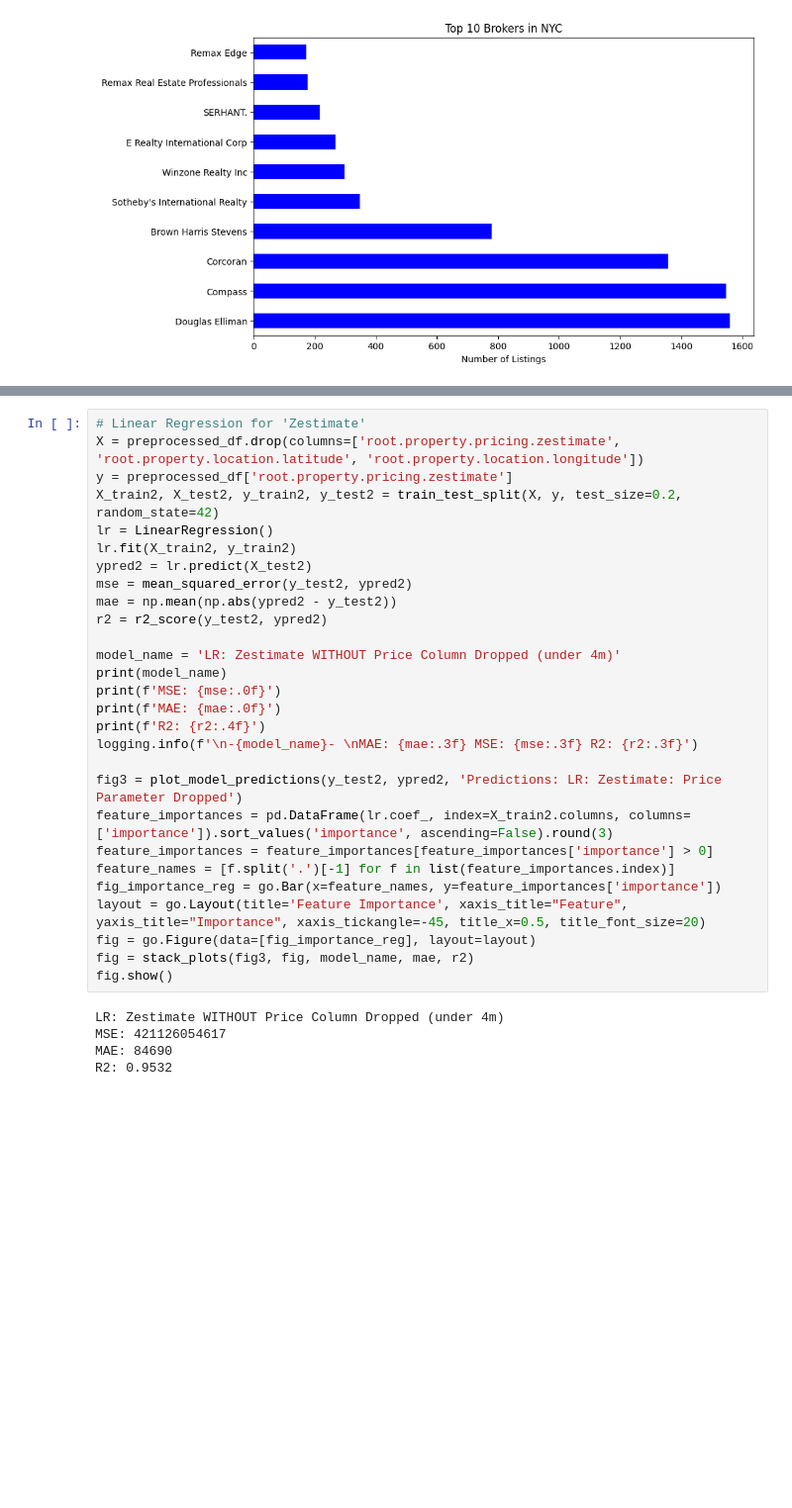
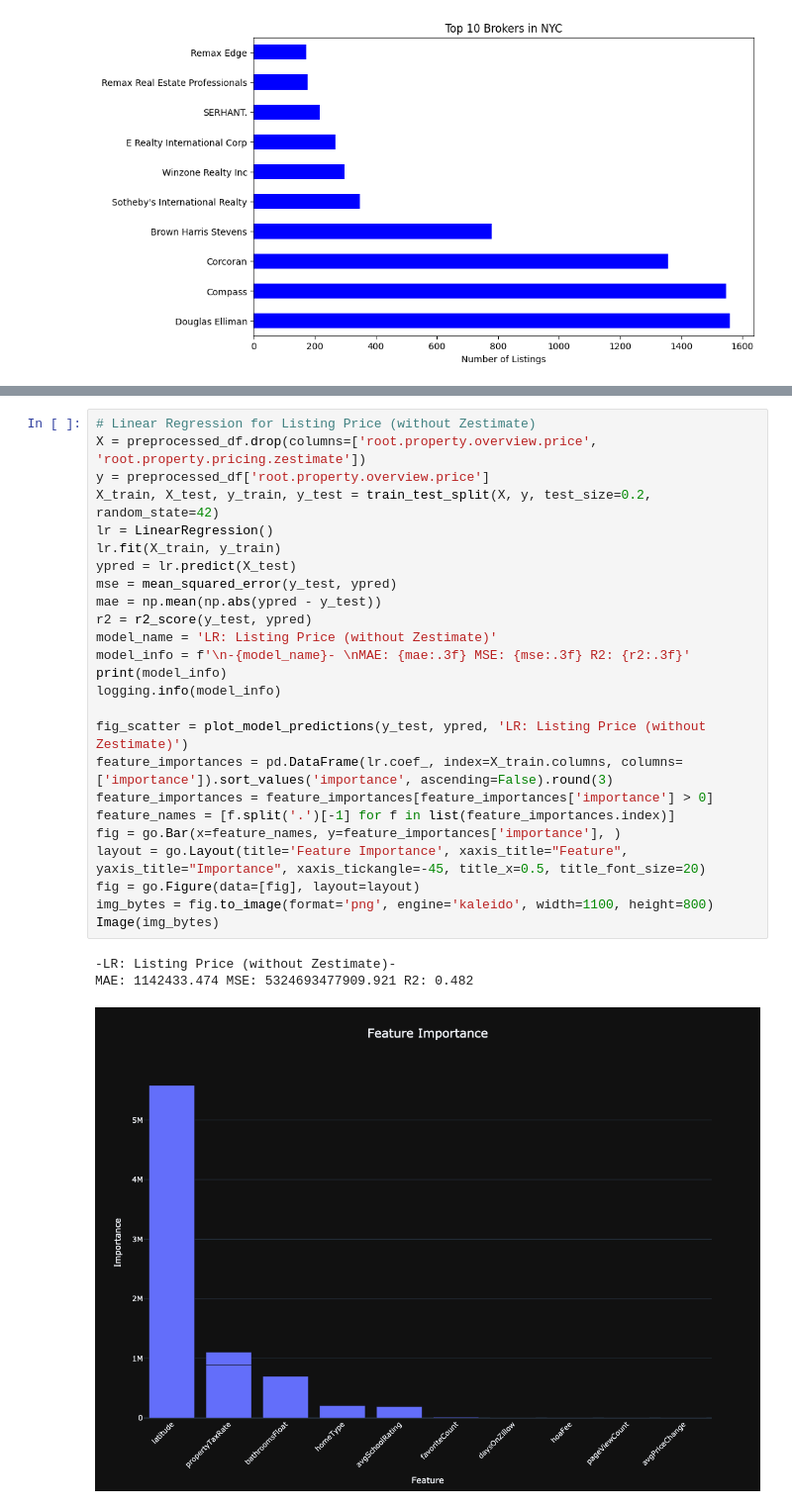
Before and after one commit to DarienNouri/alt-data-real-estate-predictions, a Jupyter notebook: 04_modeling/preliminary_modeling_nyc_zillow_scraped_data.ipynb, the cells around one changed output, grey strips where cells are left out. Shown at 99% size. Drawn from its saved outputs; the diff is of its cells as text; blank space fills up the shorter version.

```diff
--- a/04_modeling/preliminary_modeling_nyc_zillow_scraped_data.ipynb
+++ b/04_modeling/preliminary_modeling_nyc_zillow_scraped_data.ipynb
@@ -151,33 +188,29 @@ R2:  0.8539604784813927
 # %%
-# Linear Regression for 'Zestimate'
-X = preprocessed_df.drop(columns=['root.property.pricing.zestimate', 'root.property.location.latitude', 'root.property.location.longitude'])
-y = preprocessed_df['root.property.pricing.zestimate']
-X_train2, X_test2, y_train2, y_test2 = train_test_split(X, y, test_size=0.2, random_state=42)
+# Linear Regression for Listing Price (without Zestimate)
+X = preprocessed_df.drop(columns=['root.property.overview.price', 'root.property.pricing.zestimate'])
+y = preprocessed_df['root.property.overview.price']
+X_train, X_test, y_train, y_test = train_test_split(X, y, test_size=0.2, random_state=42)
 lr = LinearRegression()
-lr.fit(X_train2, y_train2)
-ypred2 = lr.predict(X_test2)
-mse = mean_squared_error(y_test2, ypred2)
-mae = np.mean(np.abs(ypred2 - y_test2))
-r2 = r2_score(y_test2, ypred2)
+lr.fit(X_train, y_train)
+ypred = lr.predict(X_test)
+mse = mean_squared_error(y_test, ypred)
+mae = np.mean(np.abs(ypred - y_test))
+r2 = r2_score(y_test, ypred)
+model_name = 'LR: Listing Price (without Zestimate)'
+model_info = f'\n-{model_name}- \nMAE: {mae:.3f} MSE: {mse:.3f} R2: {r2:.3f}'
+print(model_info)
+logging.info(model_info)
 
-model_name = 'LR: Zestimate WITHOUT Price Column Dropped (under 4m)'
-print(model_name)
-print(f'MSE: {mse:.0f}')
-print(f'MAE: {mae:.0f}')
-print(f'R2: {r2:.4f}')
-logging.info(f'\n-{model_name}- \nMAE: {mae:.3f} MSE: {mse:.3f} R2: {r2:.3f}')
-
-fig3 = plot_model_predictions(y_test2, ypred2, 'Predictions: LR: Zestimate: Price Parameter Dropped')
-feature_importances = pd.DataFrame(lr.coef_, index=X_train2.columns, columns=['importance']).sort_values('importance', ascending=False).round(3)
+fig_scatter = plot_model_predictions(y_test, ypred, 'LR: Listing Price (without Zestimate)')
+feature_importances = pd.DataFrame(lr.coef_, index=X_train.columns, columns=['importance']).sort_values('importance', ascending=False).round(3)
 feature_importances = feature_importances[feature_importances['importance'] > 0]
 feature_names = [f.split('.')[-1] for f in list(feature_importances.index)]
-fig_importance_reg = go.Bar(x=feature_names, y=feature_importances['importance'])
+fig = go.Bar(x=feature_names, y=feature_importances['importance'], )
 layout = go.Layout(title='Feature Importance', xaxis_title="Feature", yaxis_title="Importance", xaxis_tickangle=-45, title_x=0.5, title_font_size=20)
-fig = go.Figure(data=[fig_importance_reg], layout=layout)
-fig = stack_plots(fig3, fig, model_name, mae, r2)
-fig.show()
+fig = go.Figure(data=[fig], layout=layout)
+img_bytes = fig.to_image(format='png', engine='kaleido', width=1100, height=800)
+Image(img_bytes)
 # %% [output]
-LR: Zestimate WITHOUT Price Column Dropped (under 4m)
-MSE: 421126054617
-MAE: 84690
-R2: 0.9532
+-LR: Listing Price (without Zestimate)-
+MAE: 1142433.474 MSE: 5324693477909.921 R2: 0.482
+[figure, added]
```
Also changed, not shown: parts of 8 cells of this notebook.
